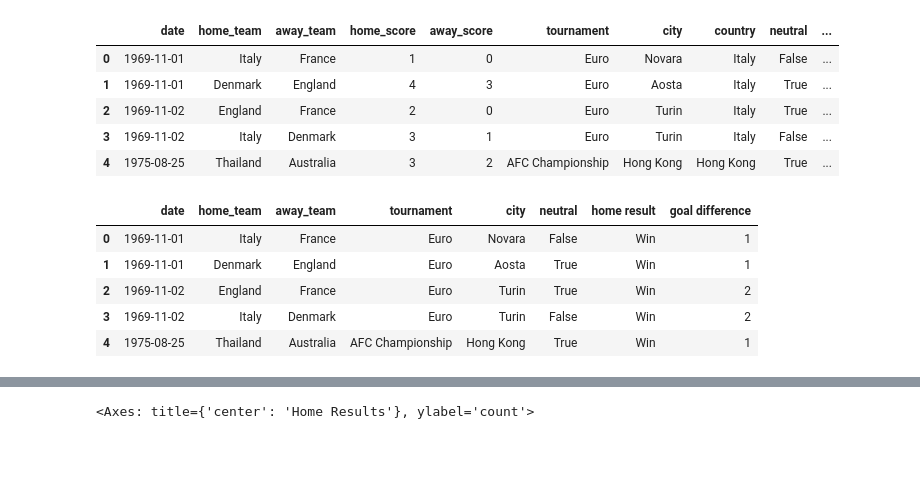
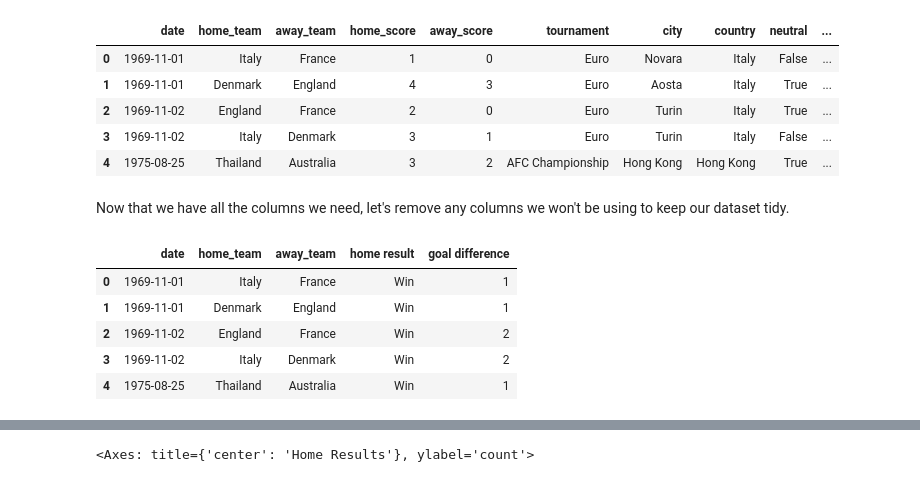
Before and after one commit to bclarke-eng/jupyter-notebook, a Jupyter notebook: 2023 FIFA Women's World Cup Predictor.ipynb, the cells around one changed output, grey strips where cells are left out. Cells and saved outputs as stored; diff of their text form; code cells hidden in the pictures; blank space fills up the shorter version.

```diff
--- a/2023 FIFA Women's World Cup Predictor.ipynb
+++ b/2023 FIFA Women's World Cup Predictor.ipynb
@@ -110,14 +109,16 @@ game_data.sort_values("date").head()
 | 2 | 1969-11-02 | England | France | 2 | 0 | Euro | Turin | Italy | True | ... |
 | 3 | 1969-11-02 | Italy | Denmark | 3 | 1 | Euro | Turin | Italy | False | ... |
 | 4 | 1975-08-25 | Thailand | Australia | 3 | 2 | AFC Championship | Hong Kong | Hong Kong | True | ... |
+# %% [markdown]
+Now that we have all the columns we need, let's remove any columns we won't be using to keep our dataset tidy.
 # %%
 # Remove the columns showing the home and away score, and the city and country.
-game_data = game_data.drop(['home_score', 'away_score', 'country'], axis=1)
+game_data = game_data.drop(['home_score', 'away_score', 'country', 'tournament', 'city', 'neutral'], axis=1)
 game_data.sort_values("date").head()
 # %% [output]
-|  | date | home_team | away_team | tournament | city | neutral | home result | goal difference |
-| 0 | 1969-11-01 | Italy | France | Euro | Novara | False | Win | 1 |
-| 1 | 1969-11-01 | Denmark | England | Euro | Aosta | True | Win | 1 |
-| 2 | 1969-11-02 | England | France | Euro | Turin | True | Win | 2 |
-| 3 | 1969-11-02 | Italy | Denmark | Euro | Turin | False | Win | 2 |
-| 4 | 1975-08-25 | Thailand | Australia | AFC Championship | Hong Kong | True | Win | 1 |
+|  | date | home_team | away_team | home result | goal difference |
+| 0 | 1969-11-01 | Italy | France | Win | 1 |
+| 1 | 1969-11-01 | Denmark | England | Win | 1 |
+| 2 | 1969-11-02 | England | France | Win | 2 |
+| 3 | 1969-11-02 | Italy | Denmark | Win | 2 |
+| 4 | 1975-08-25 | Thailand | Australia | Win | 1 |
```
Also changed, not shown: parts of 27 cells of this notebook.
